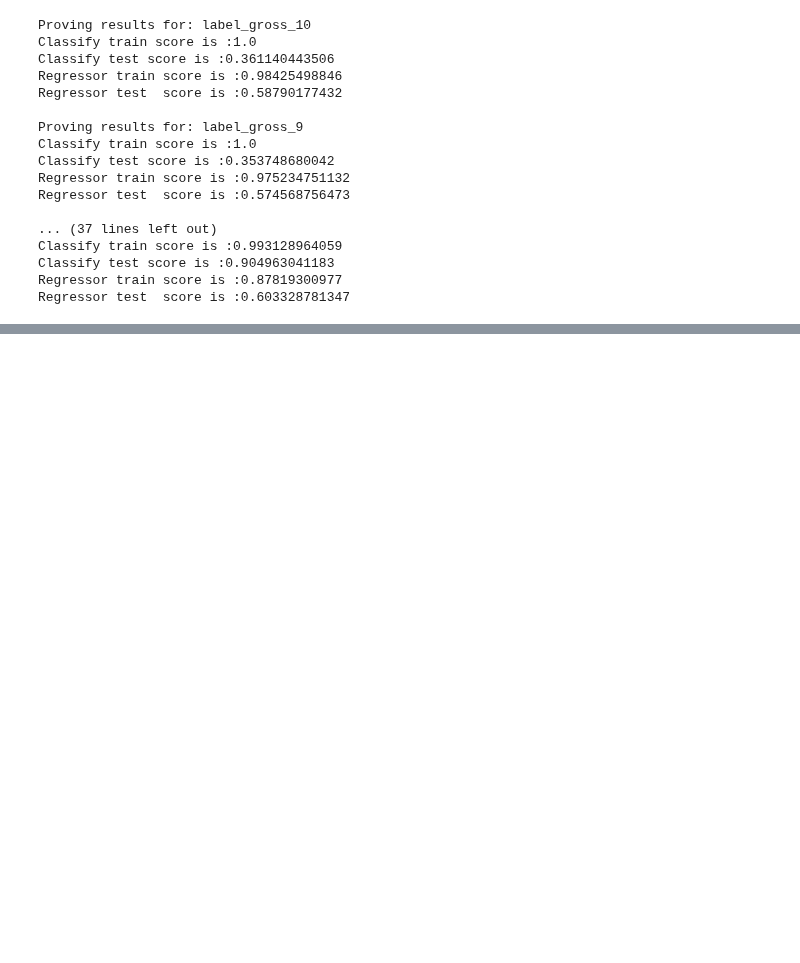
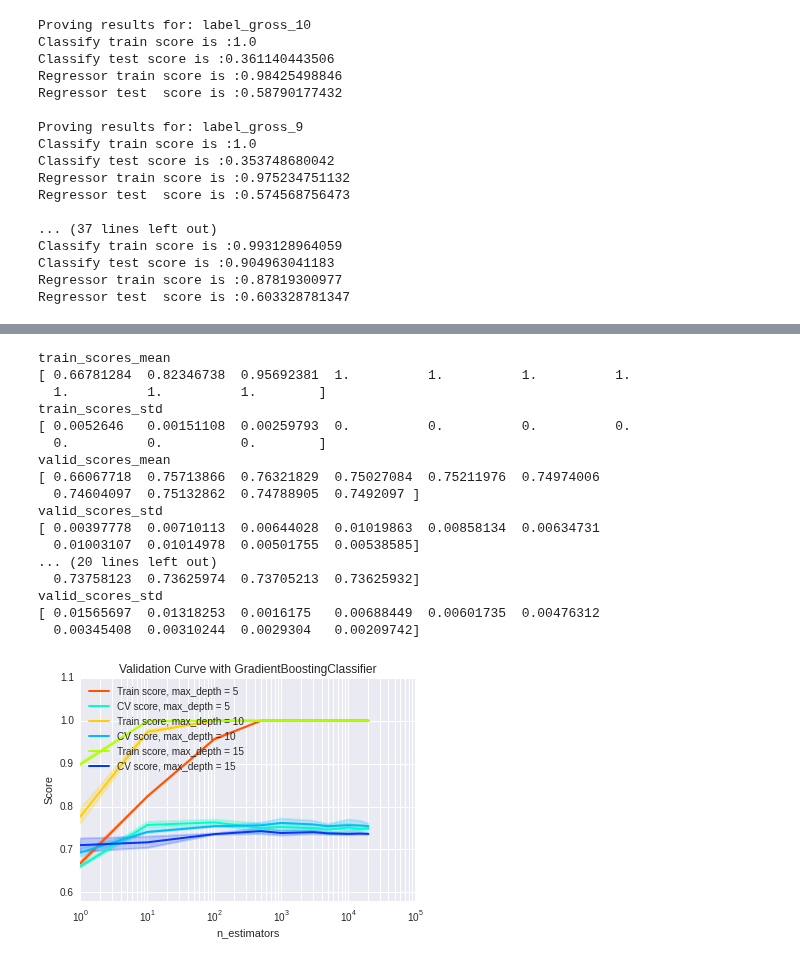
Before and after one commit to rihardsbar/dm-predictive-ml, a Jupyter notebook: logistic_regression/results_test.ipynb, the cells around one changed output, grey strips where cells are left out. Drawn from its saved outputs; the diff is of its cells as text; code cells hidden in the pictures; blank space fills up the shorter version.

```diff
--- a/logistic_regression/results_test.ipynb
+++ b/logistic_regression/results_test.ipynb
@@ -419,0 +446,4 @@ plt.legend(loc="best")
+# %%
+train_scores_d1, valid_scores_d1 = validation_curve(GradientBoostingClassifier(max_depth = 5,learning_rate = 0.1,min_samples_leaf = 5, max_features = 0.01, max_leaf_nodes =  None, subsample = 0.5), x_train_trn, y_train_cl, "n_estimators", param_range , n_jobs=-1)
+train_scores_d2, valid_scores_d2 = validation_curve(GradientBoostingClassifier(max_depth = 10,learning_rate = 0.1,min_samples_leaf = 5, max_features = 0.01, max_leaf_nodes =  None, subsample = 0.5), x_train_trn, y_train_cl, "n_estimators", param_range , n_jobs=-1)
+train_scores_d3, valid_scores_d3 = validation_curve(GradientBoostingClassifier(max_depth = 15,learning_rate = 0.1,min_samples_leaf = 5, max_features = 0.01, max_leaf_nodes =  None, subsample = 0.5), x_train_trn, y_train_cl, "n_estimators", param_range , n_jobs=-1)
@@ -419,0 +489,23 @@ plt.legend(loc="best")
+# %%
+plot_validation_curve(train_scores_d1, valid_scores_d1, "max_depth = 5", 1)
+plot_validation_curve(train_scores_d2, valid_scores_d2, "max_depth = 10", 2)
+plot_validation_curve(train_scores_d3, valid_scores_d3, "max_depth = 15", 3)
+# %% [output]
+train_scores_mean
+[ 0.66781284  0.82346738  0.95692381  1.          1.          1.          1.
+  1.          1.          1.        ]
+train_scores_std
+[ 0.0052646   0.00151108  0.00259793  0.          0.          0.          0.
+  0.          0.          0.        ]
+valid_scores_mean
+[ 0.66067718  0.75713866  0.76321829  0.75027084  0.75211976  0.74974006
+  0.74604097  0.75132862  0.74788905  0.7492097 ]
+valid_scores_std
+[ 0.00397778  0.00710113  0.00644028  0.01019863  0.00858134  0.00634731
+  0.01003107  0.01014978  0.00501755  0.00538585]
+... (20 lines left out)
+  0.73758123  0.73625974  0.73705213  0.73625932]
+valid_scores_std
+[ 0.01565697  0.01318253  0.0016175   0.00688449  0.00601735  0.00476312
+  0.00345408  0.00310244  0.0029304   0.00209742]
+[figure, added]
```
Also changed, not shown: parts of 30 cells of this notebook, 1 other file.
